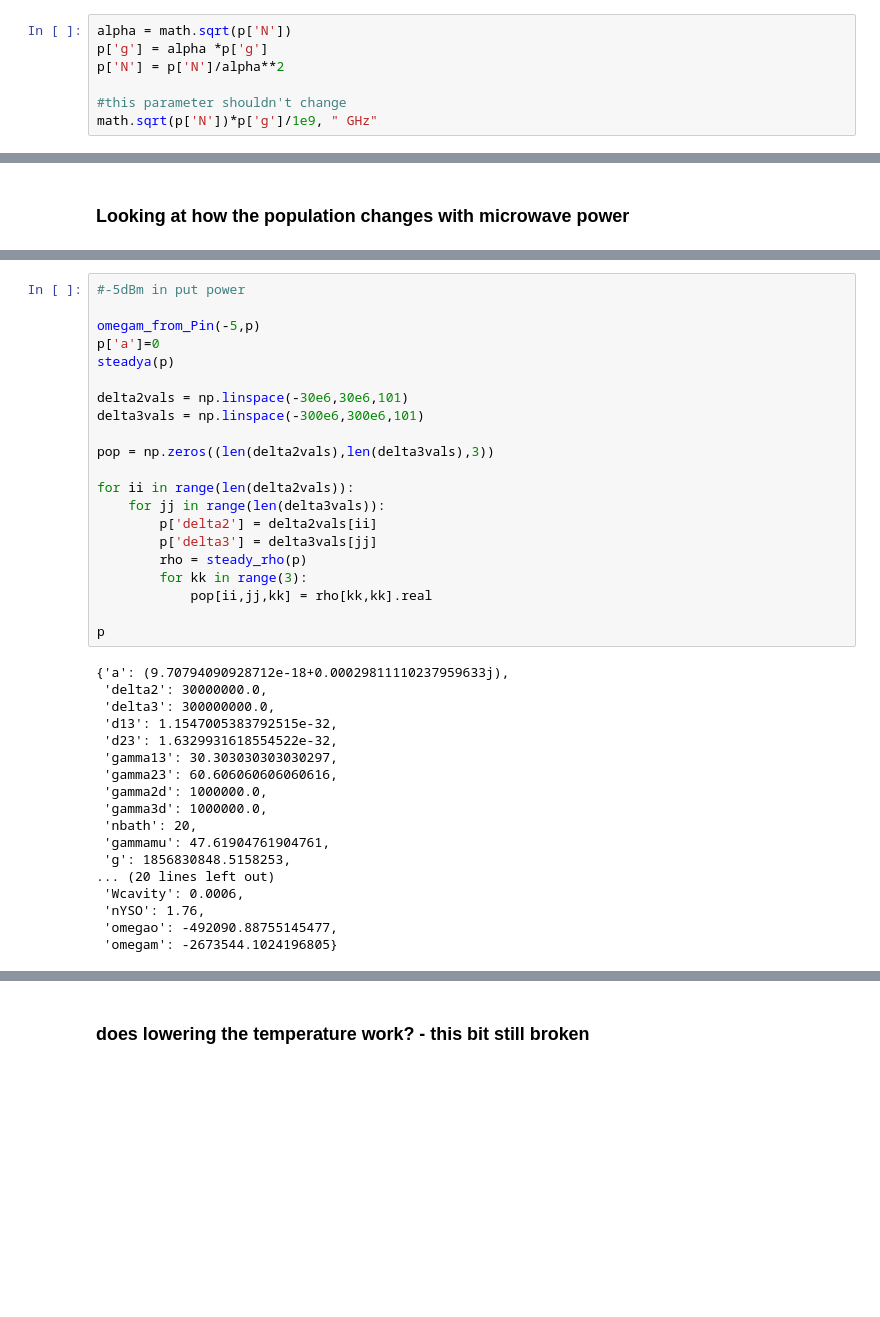
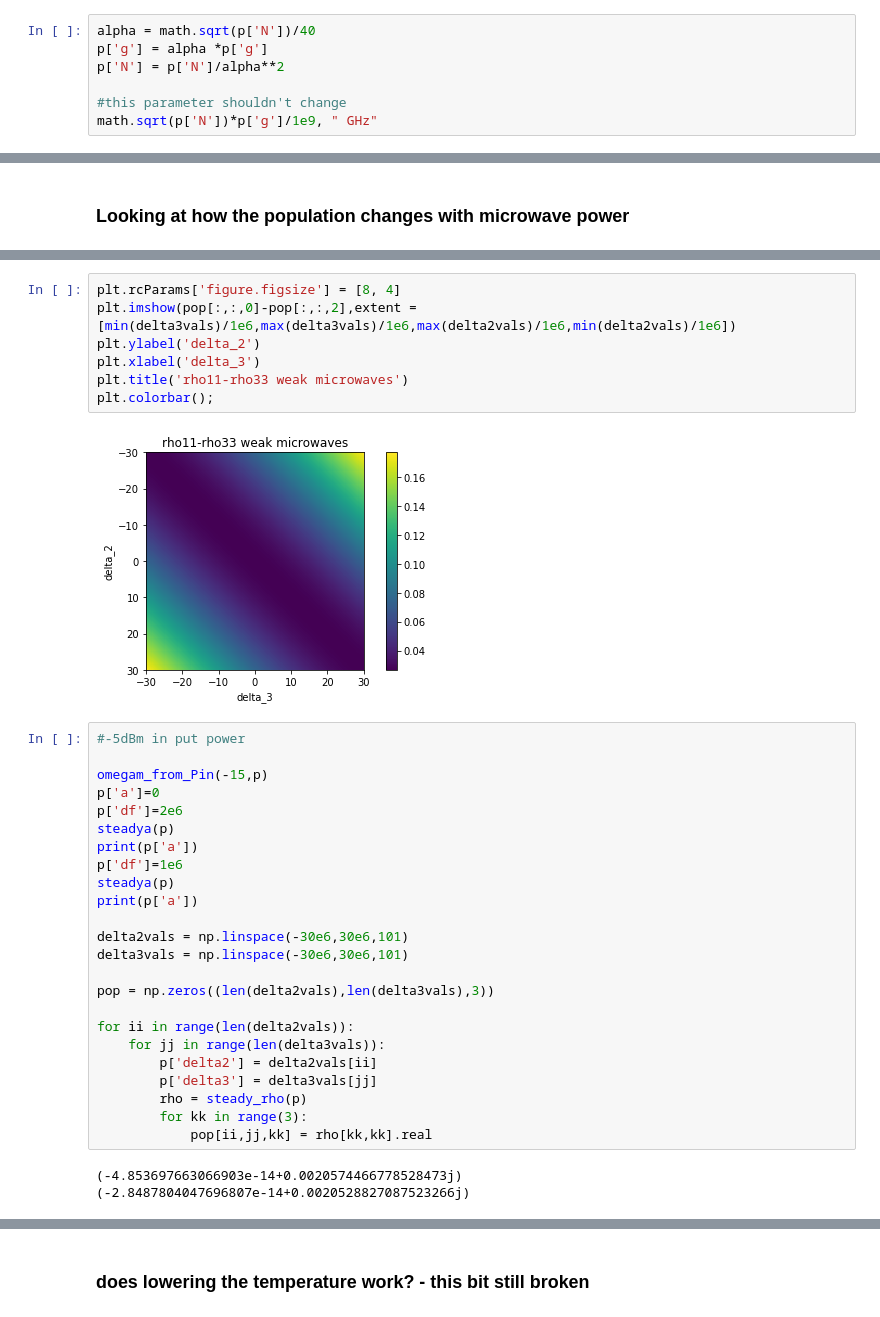
Before and after one commit to rareearthquantum/model_upconversion_peter, a Jupyter notebook: cavityenhancedraman.ipynb, the cells around one changed output, grey strips where cells are left out. Cells and saved outputs as stored; diff of their text form; blank space fills up the shorter version.

```diff
--- a/cavityenhancedraman.ipynb
+++ b/cavityenhancedraman.ipynb
@@ -1131,7 +1129,7 @@ This means that inorder to get the true intracavity field $a$ we need to multipl
 
 Trial and error suggests that using $\alpha = \sqrt{N}$ (the original $N$) is a good choice
 # %%
-alpha = math.sqrt(p['N'])
+alpha = math.sqrt(p['N'])/40
 p['g'] = alpha *p['g']
 p['N'] = p['N']/alpha**2
 
@@ -1232,12 +1233,26 @@ plt.colorbar();
+# %%
+plt.rcParams['figure.figsize'] = [8, 4]
+plt.imshow(pop[:,:,0]-pop[:,:,2],extent = [min(delta3vals)/1e6,max(delta3vals)/1e6,max(delta2vals)/1e6,min(delta2vals)/1e6])
+plt.ylabel('delta_2')
+plt.xlabel('delta_3')
+plt.title('rho11-rho33 weak microwaves')
+plt.colorbar();
+# %% [output]
+[figure, added]
 # %%
 #-5dBm in put power
 
-omegam_from_Pin(-5,p)
+omegam_from_Pin(-15,p)
 p['a']=0
+p['df']=2e6
 steadya(p)
+print(p['a'])
+p['df']=1e6
+steadya(p)
+print(p['a'])
 
 delta2vals = np.linspace(-30e6,30e6,101)
-delta3vals = np.linspace(-300e6,300e6,101)
+delta3vals = np.linspace(-30e6,30e6,101)
 
 pop = np.zeros((len(delta2vals),len(delta3vals),3))
 
@@ -1248,26 +1263,9 @@ for ii in range(len(delta2vals)):
         rho = steady_rho(p)
         for kk in range(3):
             pop[ii,jj,kk] = rho[kk,kk].real
-
-p
 # %% [output]
-{'a': (9.70794090928712e-18+0.00029811110237959633j),
- 'delta2': 30000000.0,
- 'delta3': 300000000.0,
- 'd13': 1.1547005383792515e-32,
- 'd23': 1.6329931618554522e-32,
- 'gamma13': 30.303030303030297,
- 'gamma23': 60.606060606060616,
- 'gamma2d': 1000000.0,
- 'gamma3d': 1000000.0,
- 'nbath': 20,
- 'gammamu': 47.61904761904761,
- 'g': 1856830848.5158253,
-... (20 lines left out)
- 'Wcavity': 0.0006,
- 'nYSO': 1.76,
- 'omegao': -492090.88755145477,
- 'omegam': -2673544.1024196805}
+(-4.853697663066903e-14+0.0020574466778528473j)
+(-2.8487804047696807e-14+0.0020528827087523266j)
 # %%
 plt.subplot(1,3,1)
 plt.rcParams['figure.figsize'] = [8, 4]
```
Also changed, not shown: parts of 12 cells of this notebook, 1 other file.
